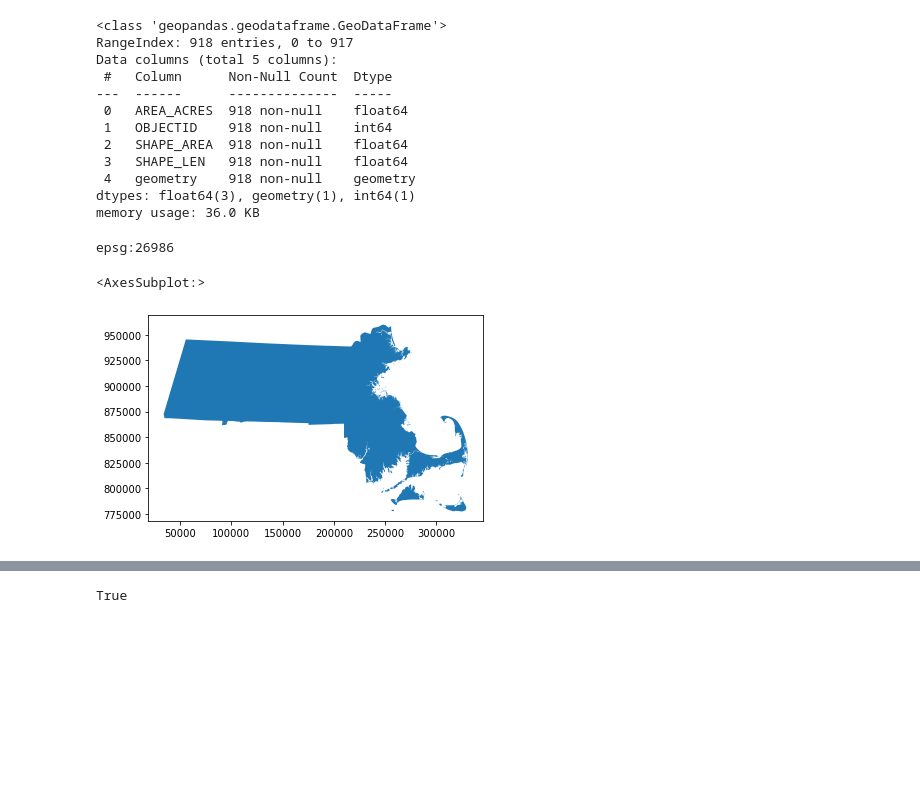
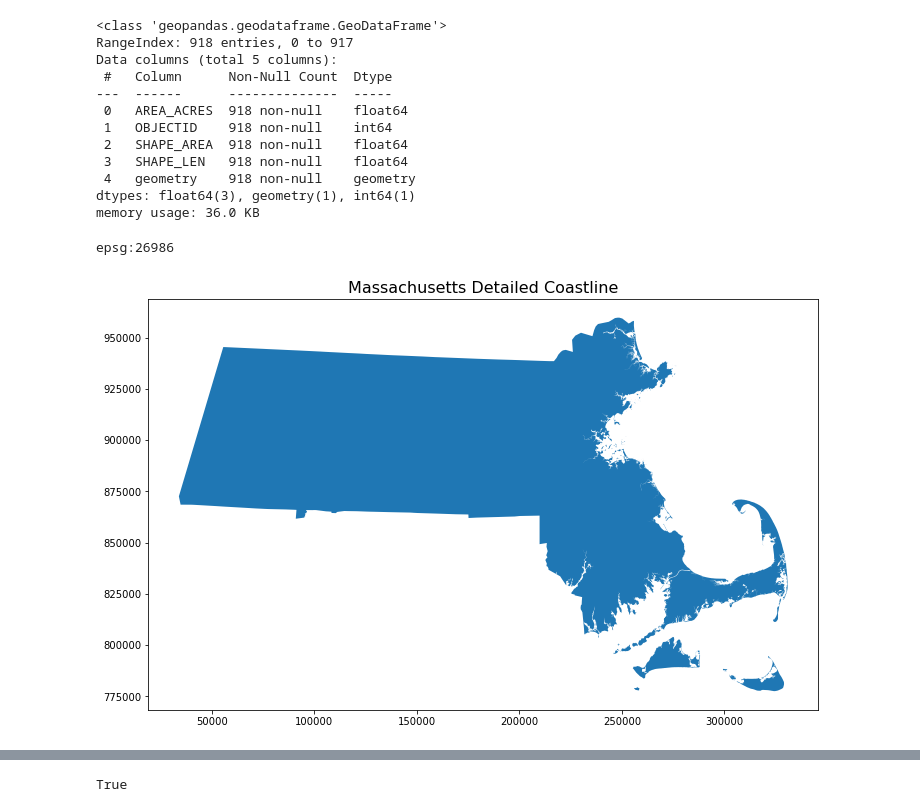
Before and after one commit to jcheng02/uep239-final-project, a Jupyter notebook: jcheng02_uep239_final_project.ipynb, the cells around one changed output, grey strips where cells are left out. Drawn from its saved outputs; the diff is of its cells as text; code cells hidden in the pictures; blank space fills up the shorter version.

```diff
--- a/jcheng02_uep239_final_project.ipynb
+++ b/jcheng02_uep239_final_project.ipynb
@@ -61,11 +62,12 @@ memory usage: 36.0 KB
 # %%
 # View CRS and plot.
 print(outline_25k.crs)
-outline_25k.plot()
+outline_25k.plot(figsize=(12,12))
+plt.title('Massachusetts Detailed Coastline', fontsize=16)
+plt.show()
 # %% [output]
 epsg:26986
-<AxesSubplot:>
-[figure, old version]
+[figure, new version]
 # %%
 # Import Zip Code Tabulation Areas within Massachusetts.
 ma_zcta = gpd.read_file("./data/tl_2010_25_zcta500/tl_2010_25_zcta500.shp")
```
Also changed, not shown: parts of 19 cells of this notebook, 1 other file.
